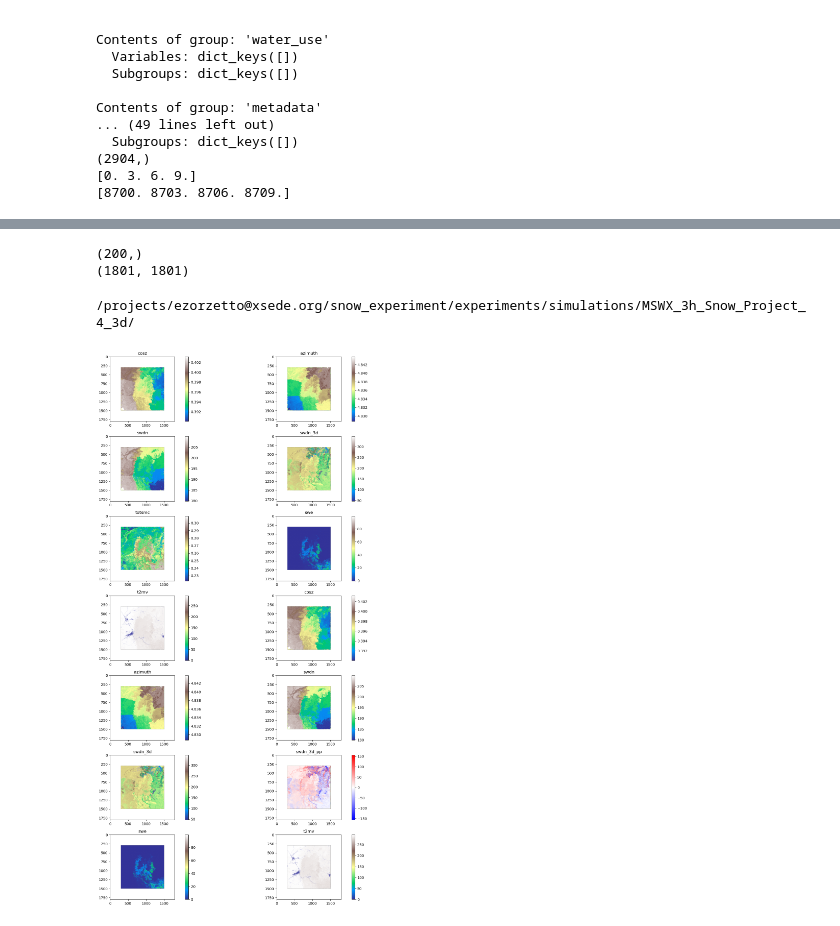
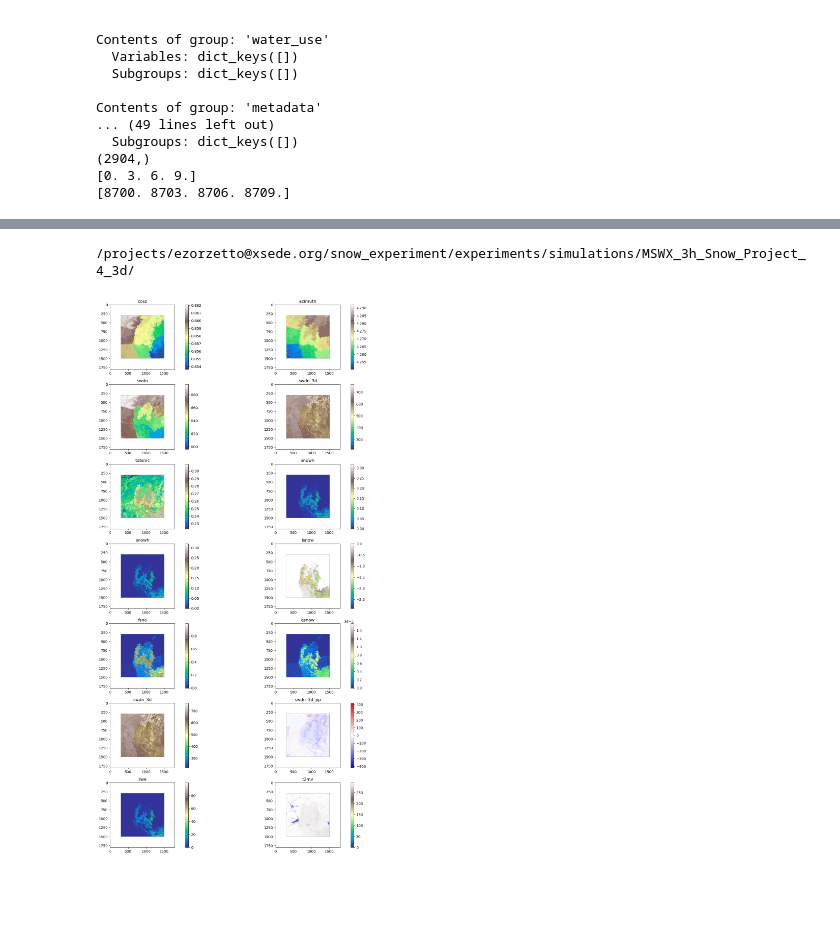
Before and after one commit to Bernard-collab/HydroBlocks, a Jupyter notebook: plot_hb_v1.ipynb, the cells around one changed output, grey strips where cells are left out. Cells and saved outputs as stored; diff of their text form; code cells hidden in the pictures; blank space fills up the shorter version.

```diff
--- a/plot_hb_v1.ipynb
+++ b/plot_hb_v1.ipynb
@@ -144,7 +144,8 @@ print(times[-5:])
 print(len(times))
 
 # index8am = (times.dt.hour >= 7) & (times.dt.hour <= 9) & (times.dt.month == 5)
-index8am = (times.dt.hour >= 16) & (times.dt.hour <= 18) & (times.dt.month == 5)
+# index8am = (times.dt.hour >= 16) & (times.dt.hour <= 18) & (times.dt.month == 5)
+index8am = (times.dt.hour >= 13) & (times.dt.hour <= 15) & (times.dt.month == 5)
 times8am = times[index8am]
 print(len(times8am))
 
@@ -170,10 +171,4 @@ Name: datetime, dtype: datetime64[ns, America/Denver]
 Name: datetime, dtype: datetime64[ns, America/Denver]
-# %%
- print(data.shape)
- print(tmp.shape)
-# %% [output]
-(200,)
-(1801, 1801)
 # %%
 import numpy as np
 import netCDF4 as nc
@@ -202,8 +197,8 @@ print(path)
 
 
 
-var2plot = ["cosz", "azimuth", "swdn", "swdn_3d", "totsmc", "swe", "t2mv",
-                "cosz", "azimuth", "swdn", "swdn_3d", "swdn_3d_pp", "swe", "t2mv"]
+var2plot = ["cosz", "azimuth", "swdn", "swdn_3d", "totsmc", "snowh", "snowh",
+                "isnow", "fsno", "qsnow", "swdn_3d", "swdn_3d_pp", "swe", "t2mv"]
 
 hrus = gdal_tools.read_raster('/projects/ezorzetto@xsede.org/snow_experiment/experiments/simulations/MSWX_3h_Snow_Project_4_3d/postprocess/hrus.vrt')
 
@@ -244,34 +239,34 @@ for j, ax in enumerate(axes):
 
     # Mask out invalid values
     final_map = np.ma.masked_array(final_map, final_map == -9999)
     final_map[final_map==-9999] = np.nan
     # Plot in the corresponding subplot
     hru_path = "/projects/ezorzetto@xsede.org/snow_experiment/experiments/simulations/MSWX_3h_Snow_Project_4_3d/postprocess/hrus/1.tif"
     hru = rasterio.open(hru_path)
     im = ax.imshow(final_map, cmap='terrain')
     if var in ["swdn_3d_pp"]:
         mymin = np.abs(np.nanmin(final_map))
         mymax = np.abs(np.nanmax(final_map))
         diff_norm = colors.TwoSlopeNorm(
             vmin=-max(mymin, mymax),
             vcenter=0.0,
             vmax= max(mymin, mymax)
             )
         im = ax.imshow(final_map, cmap='bwr', norm=diff_norm)
     ax.set_title(var2plot[j])  # Set the title for each subplot
     fig.colorbar(im, ax=ax)
 
 # Adjust layout to avoid overlap
 plt.tight_layout()
 plt.show()
 
 
 
 
 #
 # %% [output]
 /projects/ezorzetto@xsede.org/snow_experiment/experiments/simulations/MSWX_3h_Snow_Project_4_3d/
-[figure, old version]
+[figure, new version]
 # %%
  print(data.shape)
  print(tmp.shape)
```
Also changed, not shown: parts of 1 cell of this notebook.
